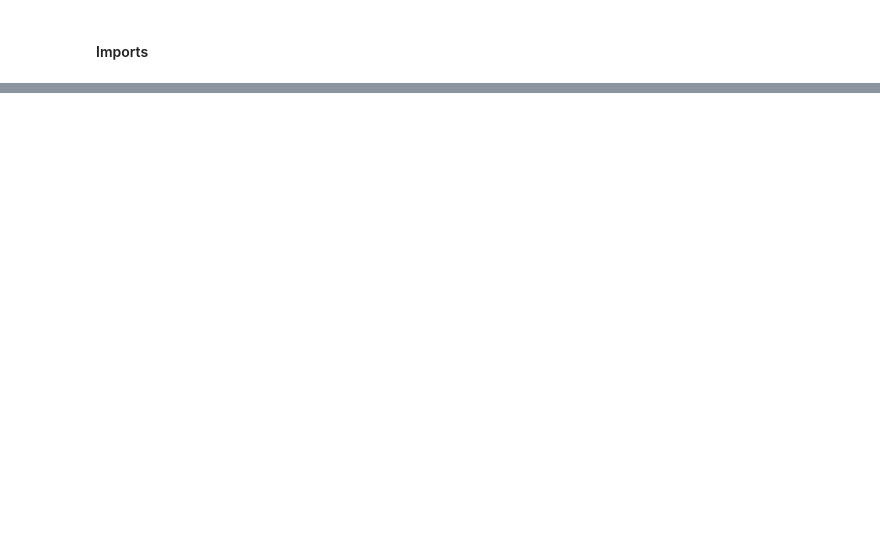
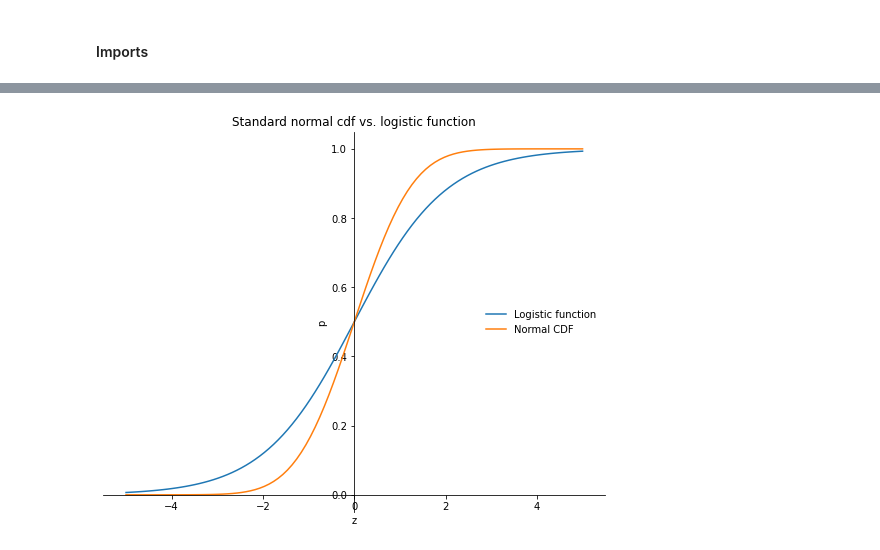
Before and after one commit to fredzett/rmqa, a Jupyter notebook: S07a_Classification.ipynb, the cells around one changed output, grey strips where cells are left out. Cells and saved outputs as stored; diff of their text form; code cells hidden in the pictures; blank space fills up the shorter version.

```diff
--- a/S07a_Classification.ipynb
+++ b/S07a_Classification.ipynb
@@ -147,0 +59,11 @@ AttributeError: module 'statsmodels.api' has no attribute 'discrete_model'
+# %%
+# logistic function
+def p(z):
+    return 1 /(1+np.exp(-z))
+# %%
+z = np.linspace(-5,5,100)  # 100 x values from -5 to 5
+norm = stats.norm(0,1)
+fig, ax = plot_line(z, [p(z),norm.cdf(z)], xlabel="z", ylabel="p",title="Standard normal cdf vs. logistic function", zero_origin=True);
+ax.legend(("Logistic function","Normal CDF"), frameon=False, loc="right");
+# %% [output]
+[figure, added]
```
Also changed, not shown: parts of 115 cells of this notebook, 9 other files.
